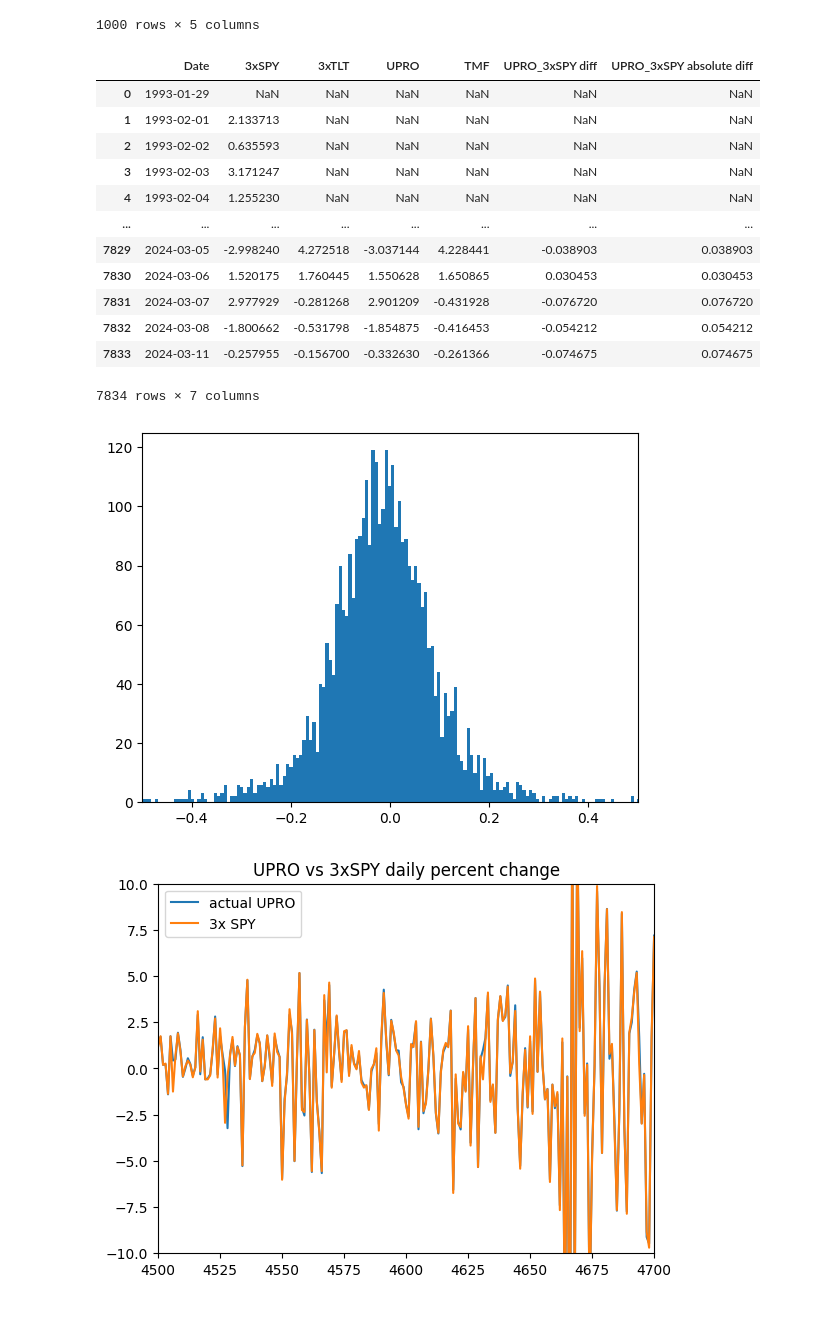
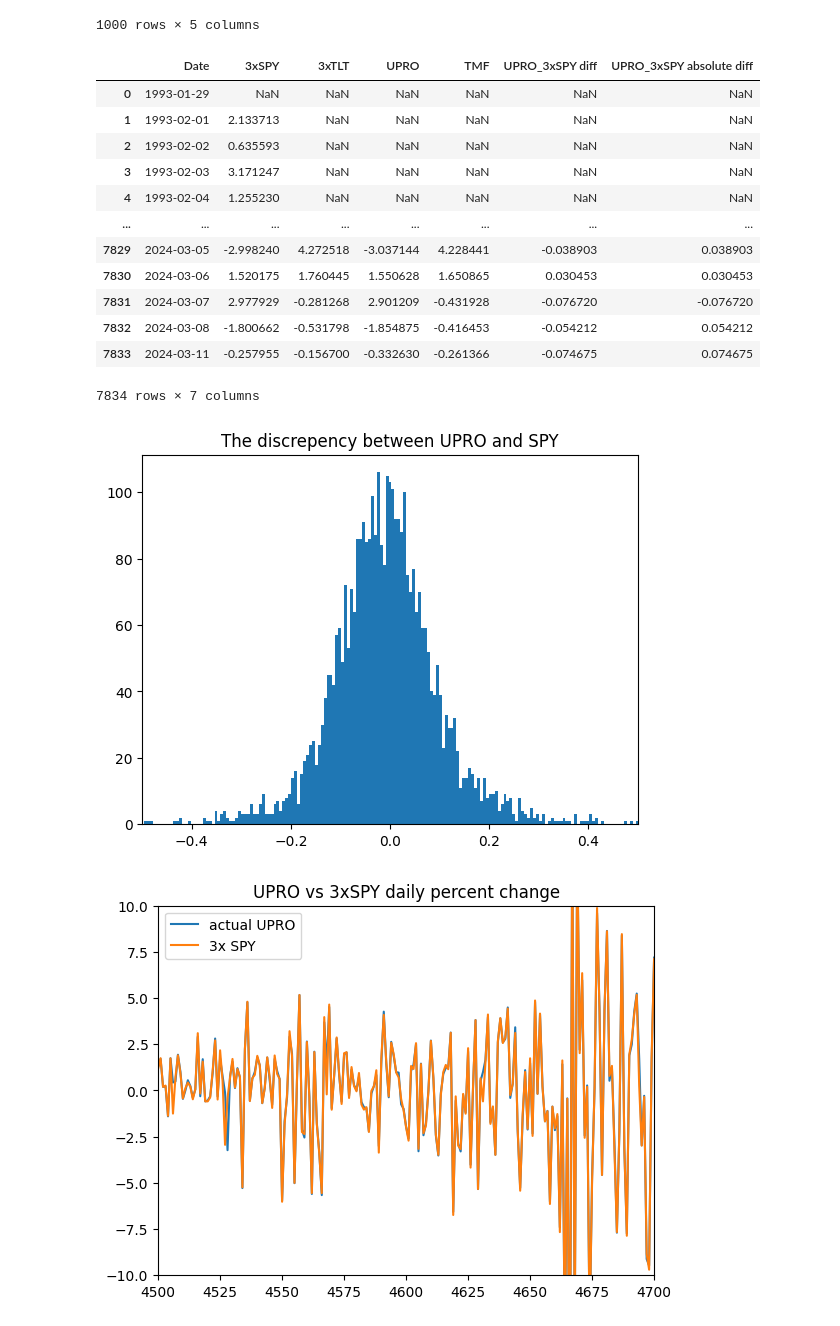
Before and after one commit to oTaira/BTBJ, a Jupyter notebook: BTBJ.ipynb, the cells around one changed output. Cells and saved outputs as stored; diff of their text form; code cells hidden in the pictures.

```diff
--- a/BTBJ.ipynb
+++ b/BTBJ.ipynb
@@ -340,7 +340,7 @@ complete_df[5000:6000]
 1000 rows × 5 columns
 # %%
 complete_df['UPRO_3xSPY diff'] = complete_df['UPRO'] - complete_df['3xSPY']
-complete_df['UPRO_3xSPY absolute diff'] = np.abs(complete_df['UPRO'] - complete_df['3xSPY'])
+complete_df['UPRO_3xSPY absolute diff'] = np.abs(complete_df['UPRO']) - np.abs(complete_df['3xSPY'])
 complete_df
 # %% [output]
 |  | Date | 3xSPY | 3xTLT | UPRO | TMF | UPRO_3xSPY diff | UPRO_3xSPY absolute diff |
@@ -352,17 +352,17 @@ complete_df
 | ... | ... | ... | ... | ... | ... | ... | ... |
 | 7829 | 2024-03-05 | -2.998240 | 4.272518 | -3.037144 | 4.228441 | -0.038903 | 0.038903 |
 | 7830 | 2024-03-06 | 1.520175 | 1.760445 | 1.550628 | 1.650865 | 0.030453 | 0.030453 |
-| 7831 | 2024-03-07 | 2.977929 | -0.281268 | 2.901209 | -0.431928 | -0.076720 | 0.076720 |
+| 7831 | 2024-03-07 | 2.977929 | -0.281268 | 2.901209 | -0.431928 | -0.076720 | -0.076720 |
 | 7832 | 2024-03-08 | -1.800662 | -0.531798 | -1.854875 | -0.416453 | -0.054212 | 0.054212 |
 | 7833 | 2024-03-11 | -0.257955 | -0.156700 | -0.332630 | -0.261366 | -0.074675 | 0.074675 |
 7834 rows × 7 columns
 # %%
-plt.hist(complete_df["UPRO_3xSPY diff"], bins=1000)
+plt.hist(complete_df["UPRO_3xSPY absolute diff"], bins=1000)
 plt.xlim(-0.5,0.5)
 plt.title("The discrepency between UPRO and SPY")
 plt.show()
 # %% [output]
-[figure, old version]
+[figure, new version]
 # %%
 plt.plot(complete_df["UPRO"], label ="actual UPRO")
 plt.plot(complete_df["3xSPY"], label = "3x SPY")
```
Also changed, not shown: parts of 1 cell of this notebook.
